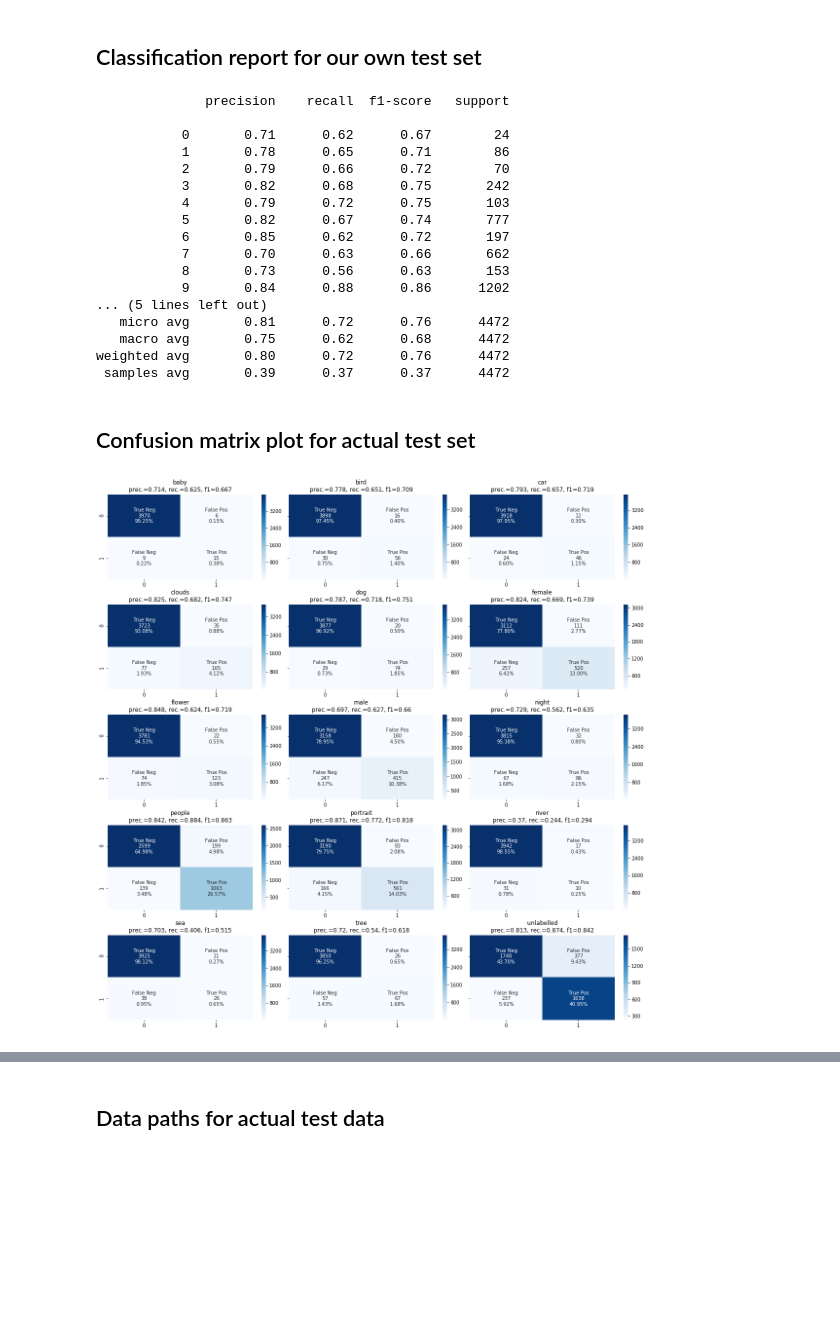
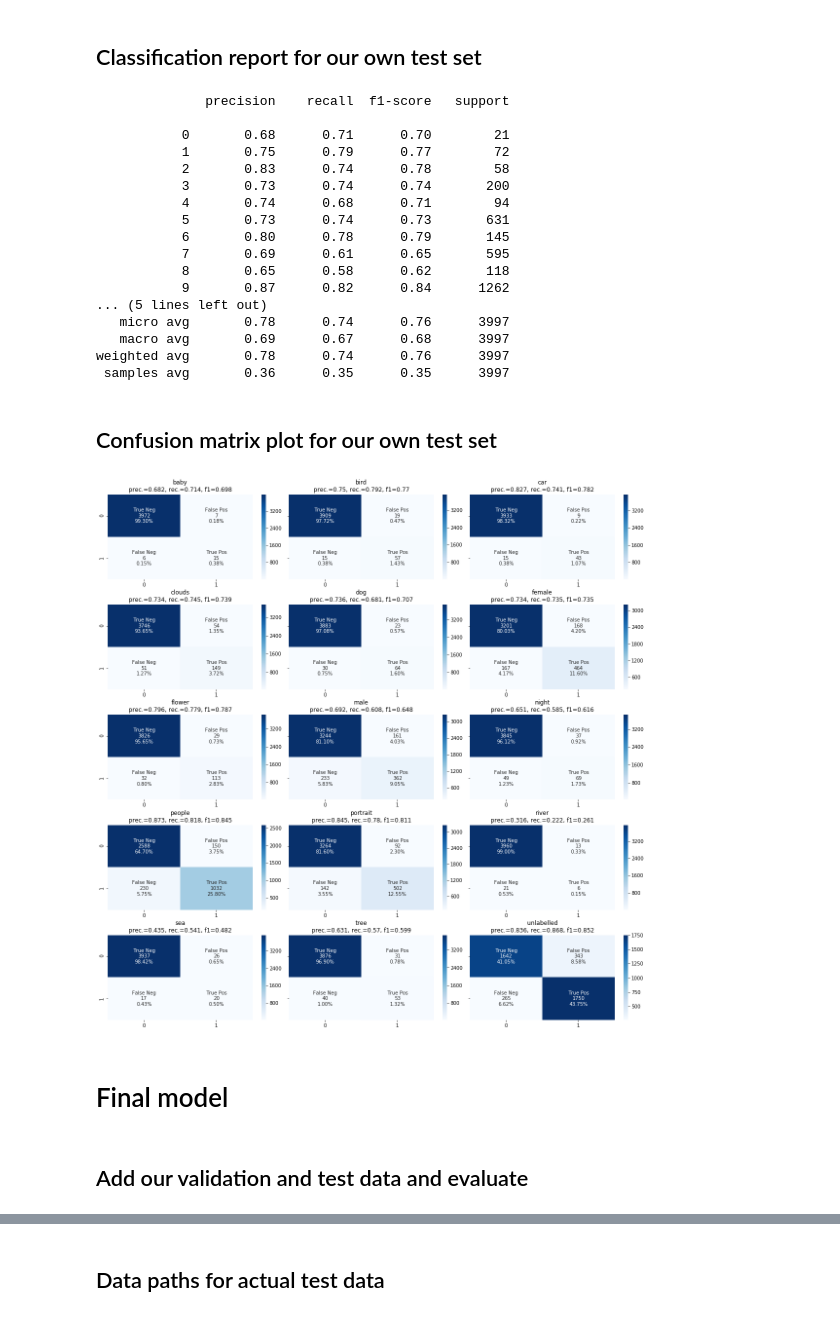
Before and after one commit to ikanher/the-three-caballeros, a Jupyter notebook: notebooks/11_transfer_learn_and_testset_evaluation.ipynb, the cells around one changed output, grey strips where cells are left out. Saved outputs shown, nothing was run; the diff lists cells and outputs as text; code cells hidden in the pictures; blank space fills up the shorter version.

````diff
--- a/notebooks/11_transfer_learn_and_testset_evaluation.ipynb
+++ b/notebooks/11_transfer_learn_and_testset_evaluation.ipynb
@@ -859,23 +937,13 @@ if False:
 
     model.fc = nn.Linear(2048, 14).to(device)
 # %%
-if False:
-    model = resnet101(pretrained=True).to(device)
-    model_name = 'resnet101'
+if model_name == 'resnet152':
+    model = resnet152(pretrained=True).to(device)
 
     for layer in model.children():
         layer.requires_grad = False
 
     model.fc = nn.Linear(2048, 14).to(device)
-# %%
-if True:
-    model = resnet152(pretrained=True).to(device)
-    model_name = 'resnet152'
-
-    for layer in model.children():
-        layer.requires_grad = False
-
-    model.fc = nn.Linear(2048, 14).to(device)
 # %% [markdown]
 ## Train a model or load an existing model from disk
 # %%
@@ -1034,7 +1068,18 @@ if visualize_tpfptnfn:
 
 ## Load our best model
 # %%
-#model = torch.load('../data/resnet152-epochs25-bs64-valid-F1-0.76.pth')
+model = torch.load('../data/resnet50-epochs25-bs64-valid-F1-0.74.pth')
+model_name = 'resnet50'
+# %%
+if True:
+    model_name = 'resnet152_plain'
+    model = resnet152(pretrained=True).to(device)
+
+    for layer in model.children():
+        layer.requires_grad = False
+
+    model.fc = nn.Linear(2048, 14).to(device)
+    model.eval()
 # %% [markdown]
 ## Predict using our own test data using ```test_dataloader``` (already loaded)
 # %%
@@ -1059,52 +1107,54 @@ Saved results in ../data/results_test_pred.txt, ../data/results_test_true.txt
 ## Classification report for our own test set
 # %%
 # Save classification report
-with open(f'../data/results_test_classification_report.txt', 'w') as file:
+with open(f'../results/{model_name}_classification_report.txt', 'w') as file:
     file.write(skm.classification_report(y_true, y_pred))
 
 # Show classification report
-with open(f'../data/results_test_classification_report.txt', 'r') as file:
+with open(f'../results/{model_name}_classification_report.txt', 'r') as file:
     report = ''.join(file.readlines())
     print(report)
 # %% [output]
               precision    recall  f1-score   support
 
-           0       0.71      0.62      0.67        24
-           1       0.78      0.65      0.71        86
-           2       0.79      0.66      0.72        70
-           3       0.82      0.68      0.75       242
-           4       0.79      0.72      0.75       103
-           5       0.82      0.67      0.74       777
-           6       0.85      0.62      0.72       197
-           7       0.70      0.63      0.66       662
-           8       0.73      0.56      0.63       153
-           9       0.84      0.88      0.86      1202
+           0       0.68      0.71      0.70        21
+           1       0.75      0.79      0.77        72
+           2       0.83      0.74      0.78        58
+           3       0.73      0.74      0.74       200
+           4       0.74      0.68      0.71        94
+           5       0.73      0.74      0.73       631
+           6       0.80      0.78      0.79       145
+           7       0.69      0.61      0.65       595
+           8       0.65      0.58      0.62       118
+           9       0.87      0.82      0.84      1262
 ... (5 lines left out)
-   micro avg       0.81      0.72      0.76      4472
-   macro avg       0.75      0.62      0.68      4472
-weighted avg       0.80      0.72      0.76      4472
- samples avg       0.39      0.37      0.37      4472
+   micro avg       0.78      0.74      0.76      3997
+   macro avg       0.69      0.67      0.68      3997
+weighted avg       0.78      0.74      0.76      3997
+ samples avg       0.36      0.35      0.35      3997
 # %% [markdown]
-## Confusion matrix plot for actual test set
+## Confusion matrix plot for our own test set
 # %%
 # Save confusion matrix plot
 labels = [k for k, v in get_class_map().items()] + ['unlabelled']
 
 #tn, fp, fn, tp = 3750, 157, 21, 72
 #y_true_no = [0]*tn + [0]*fp + [1]*fn + [1]*tp
 #y_pred_no = [0]*tn + [1]*fp + [0]*fn + [1]*tp
 
 # images and predictions that have no labels
 y_true_no = (np.sum(y_true, axis=1) == 0).astype(int)
 y_pred_no = (np.sum(y_pred, axis=1) == 0).astype(int)
 
 # confusion matrix and scores for non-labelled images
 cm, score = get_prediction_metrics(y_true_no, y_pred_no)
 
-visualize_confusion_matrix(y_true, y_pred, labels, f'../data/results_test_confusion_matrix.png',
+visualize_confusion_matrix(y_true, y_pred, labels, f'../results/{model_name}_confusion_matrix.png',
                            no_label_cn=cm, no_label_score=score)
 
 # Show confusion matrix plot
-IPython_Image(filename=f'../data/results_test_confusion_matrix.png', width=1000)
+IPython_Image(filename=f'../results/{model_name}_confusion_matrix.png', width=1000)
 # %% [output]
-[figure, old version]
+[figure, new version]
+# %% [markdown]
+# Final model
@@ -1110,0 +1165,2 @@ IPython_Image(filename=f'../data/results_test_confusion_matrix.png', width=1000)
+# %% [markdown]
+## Add our validation and test data and evaluate
````
Also changed, not shown: parts of 36 cells of this notebook.
